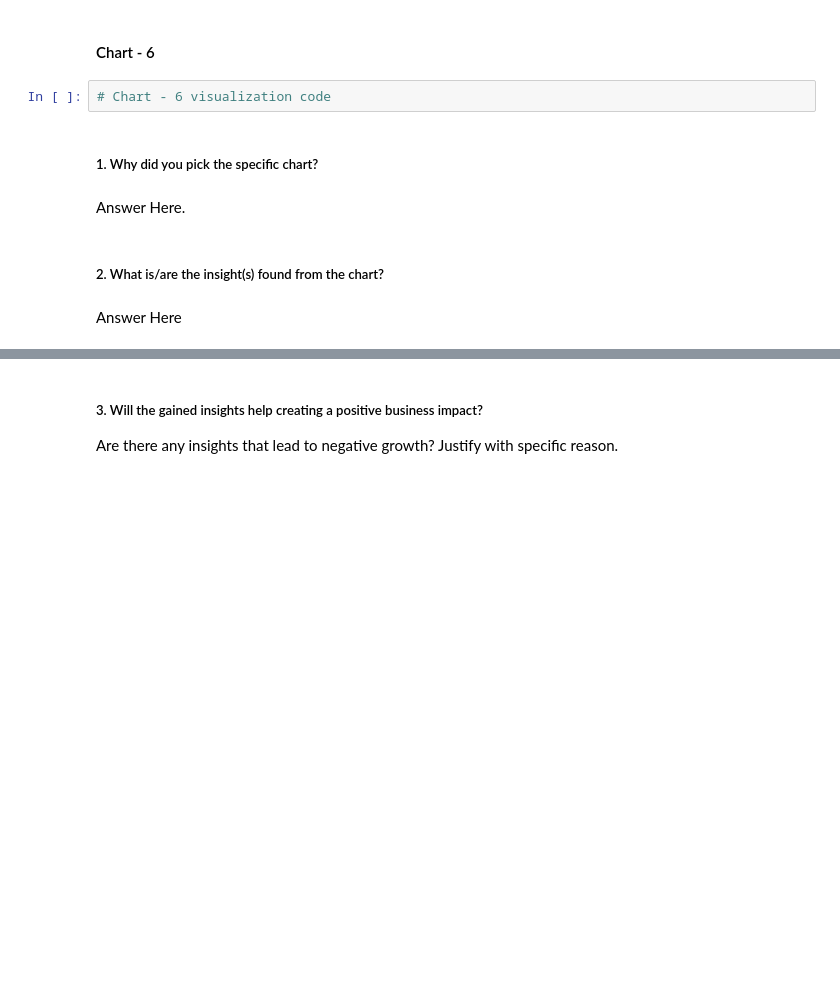
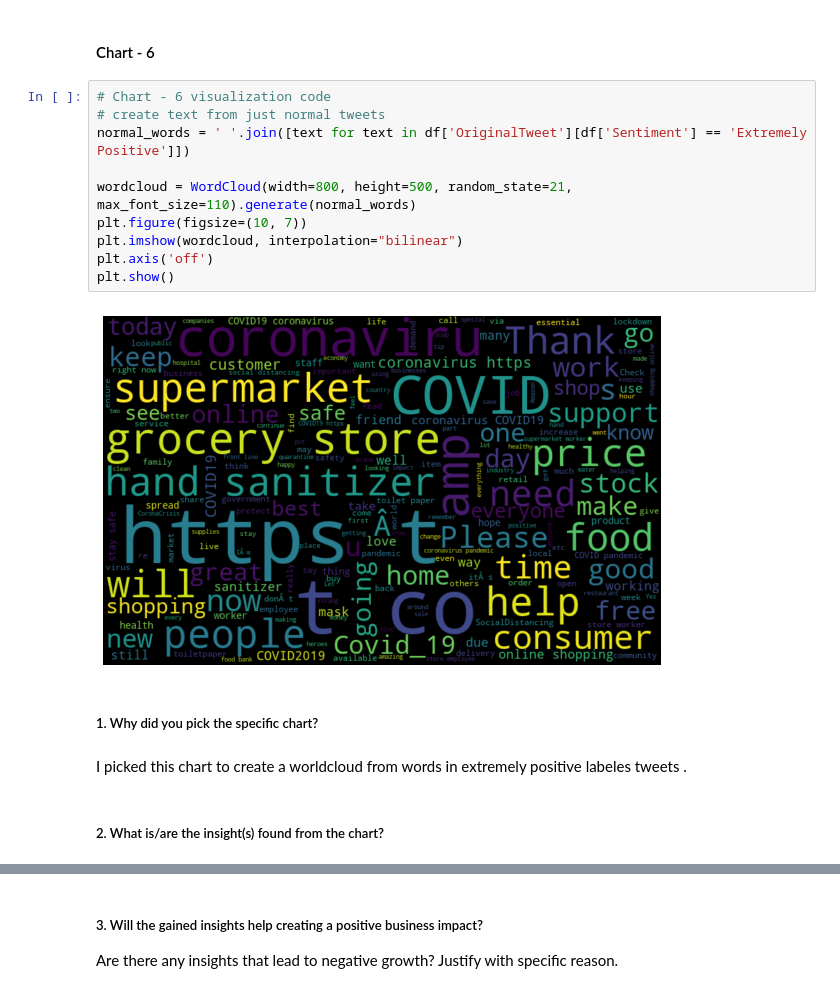
Before and after one commit to Bprs68/Corona-Virus-Tweet-Sentiment-Analysis, a Jupyter notebook: Coronavirus_Tweet_Sentiment_Analysis.ipynb, the cells around one changed output, grey strips where cells are left out. Saved outputs shown, nothing was run; the diff lists cells and outputs as text; blank space fills up the shorter version.

```diff
--- a/Coronavirus_Tweet_Sentiment_Analysis.ipynb
+++ b/Coronavirus_Tweet_Sentiment_Analysis.ipynb
@@ -753,13 +780,21 @@ Are there any insights that lead to negative growth? Justify with specific reaso
 Answer Here
 # %% [markdown]
 #### Chart - 6
-# %%
-# Chart - 6 visualization code
+# %%
+# Chart - 6 visualization code
+# create text from just normal tweets
+normal_words = ' '.join([text for text in df['OriginalTweet'][df['Sentiment'] == 'Extremely Positive']])
+
+wordcloud = WordCloud(width=800, height=500, random_state=21, max_font_size=110).generate(normal_words)
+plt.figure(figsize=(10, 7))
+plt.imshow(wordcloud, interpolation="bilinear")
+plt.axis('off')
+plt.show()
+# %% [output]
+[figure, added]
 # %% [markdown]
 ##### 1. Why did you pick the specific chart?
-# %% [markdown]
-Answer Here.
+# %% [markdown]
+I picked this chart to create a worldcloud from words in extremely positive labeles tweets .
 # %% [markdown]
 ##### 2. What is/are the insight(s) found from the chart?
-# %% [markdown]
-Answer Here
```
Also changed, not shown: parts of 202 cells of this notebook.
